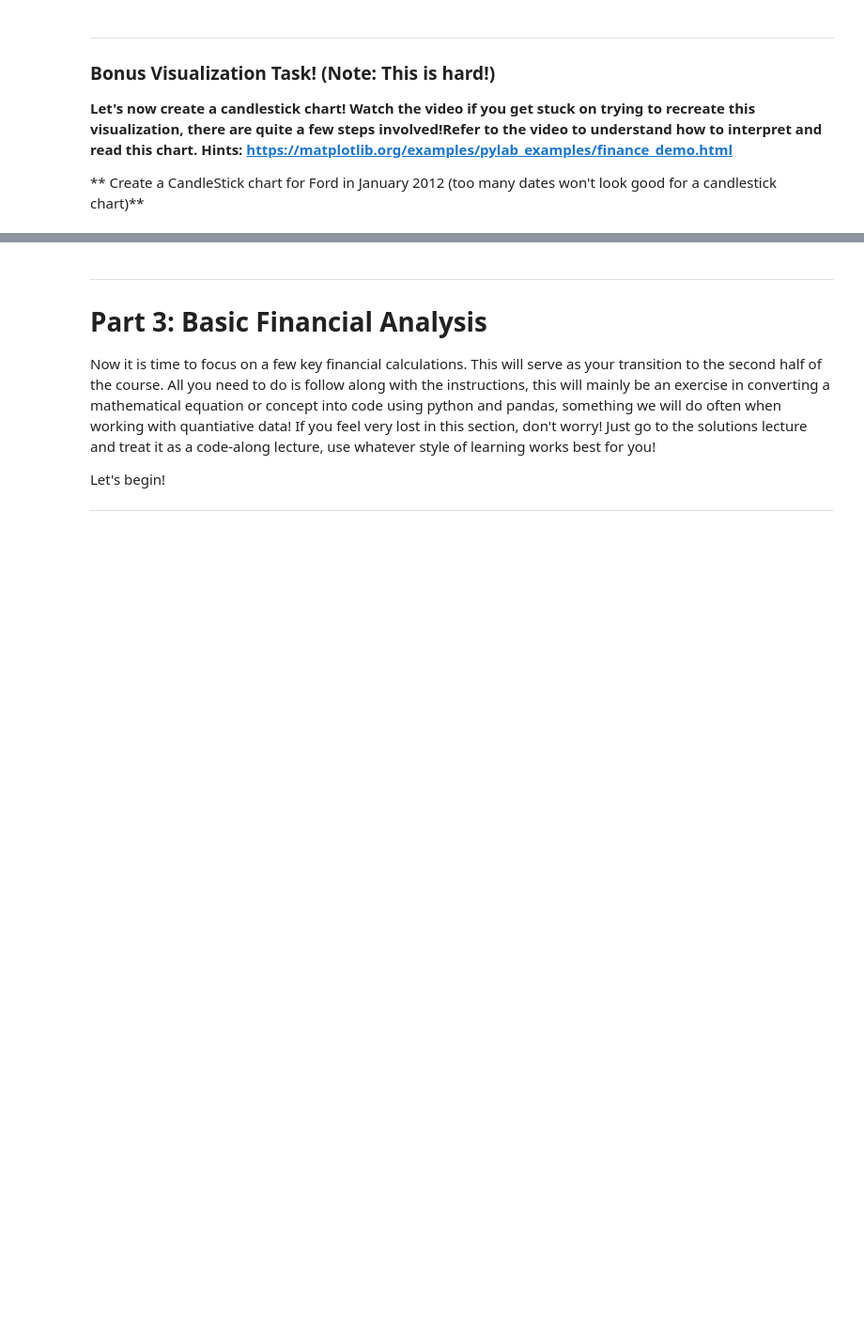
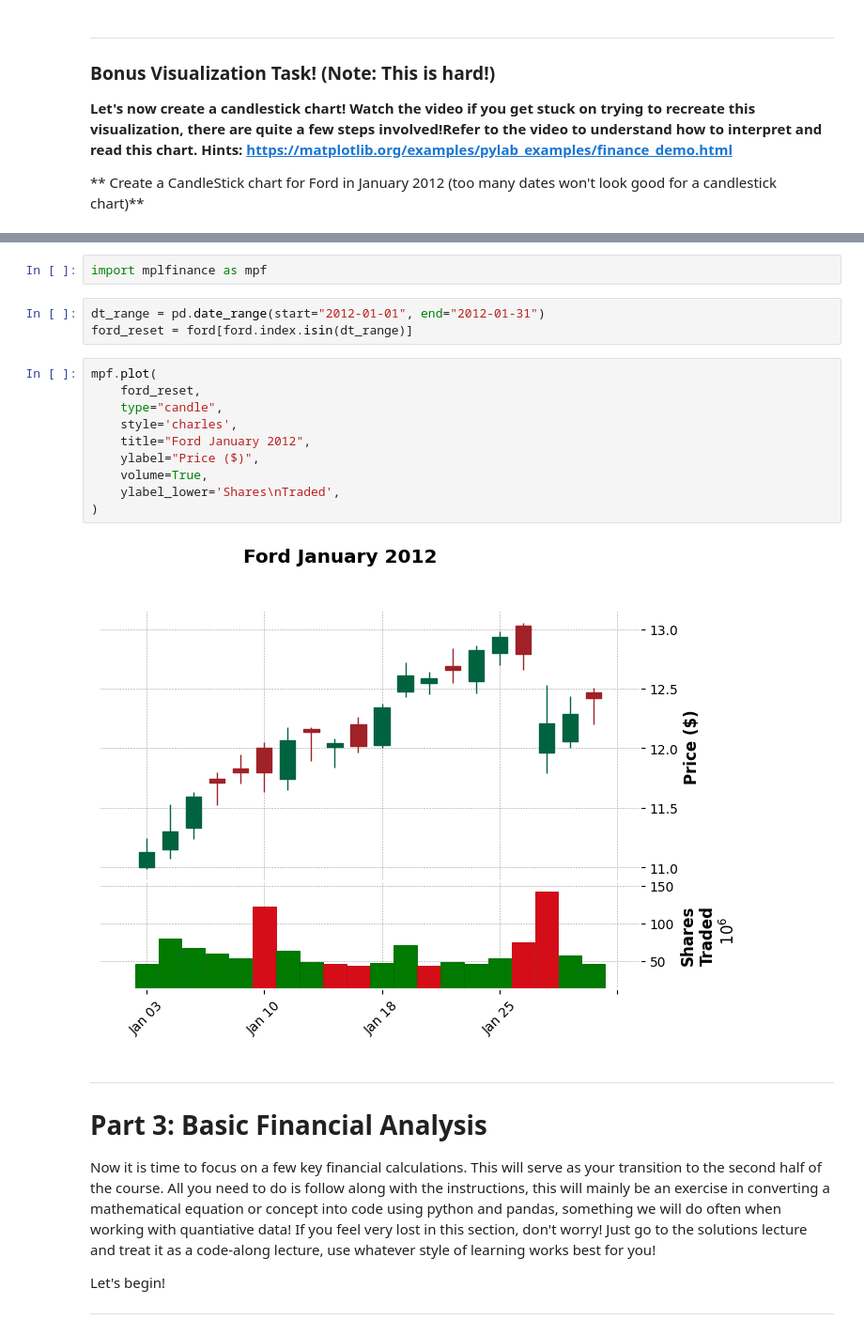
Before and after one commit to TanyaradzwaGozhora/Basic-Financial-Analysis, a Jupyter notebook: Stock Market Analysis Project.ipynb, the cells around one changed output, grey strips where cells are left out. Shown at 94% size. Cells and saved outputs as stored; diff of their text form; blank space fills up the shorter version.

```diff
--- a/Stock Market Analysis Project.ipynb
+++ b/Stock Market Analysis Project.ipynb
@@ -198,3 +187,20 @@ _____
+# %%
+import mplfinance as mpf
+# %%
+dt_range = pd.date_range(start="2012-01-01", end="2012-01-31")
+ford_reset = ford[ford.index.isin(dt_range)]
+# %%
+mpf.plot(
+    ford_reset,
+    type="candle",
+    style='charles',
+    title="Ford January 2012",
+    ylabel="Price ($)",
+    volume=True,
+    ylabel_lower='Shares\nTraded',
+)
+# %% [output]
+[figure, added]
 # %% [markdown]
 ____
 # Part 3: Basic Financial Analysis
```
Also changed, not shown: parts of 22 cells of this notebook, 3 other files.
